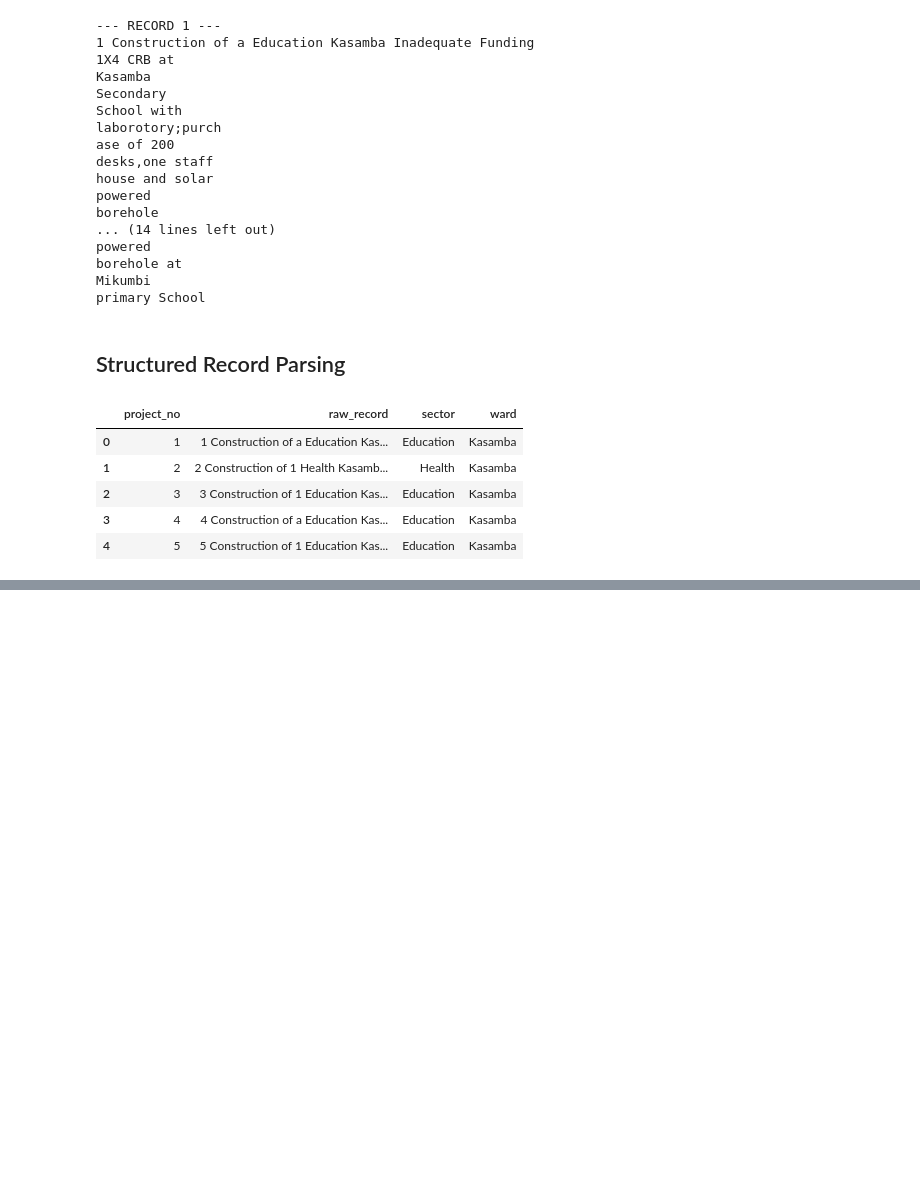
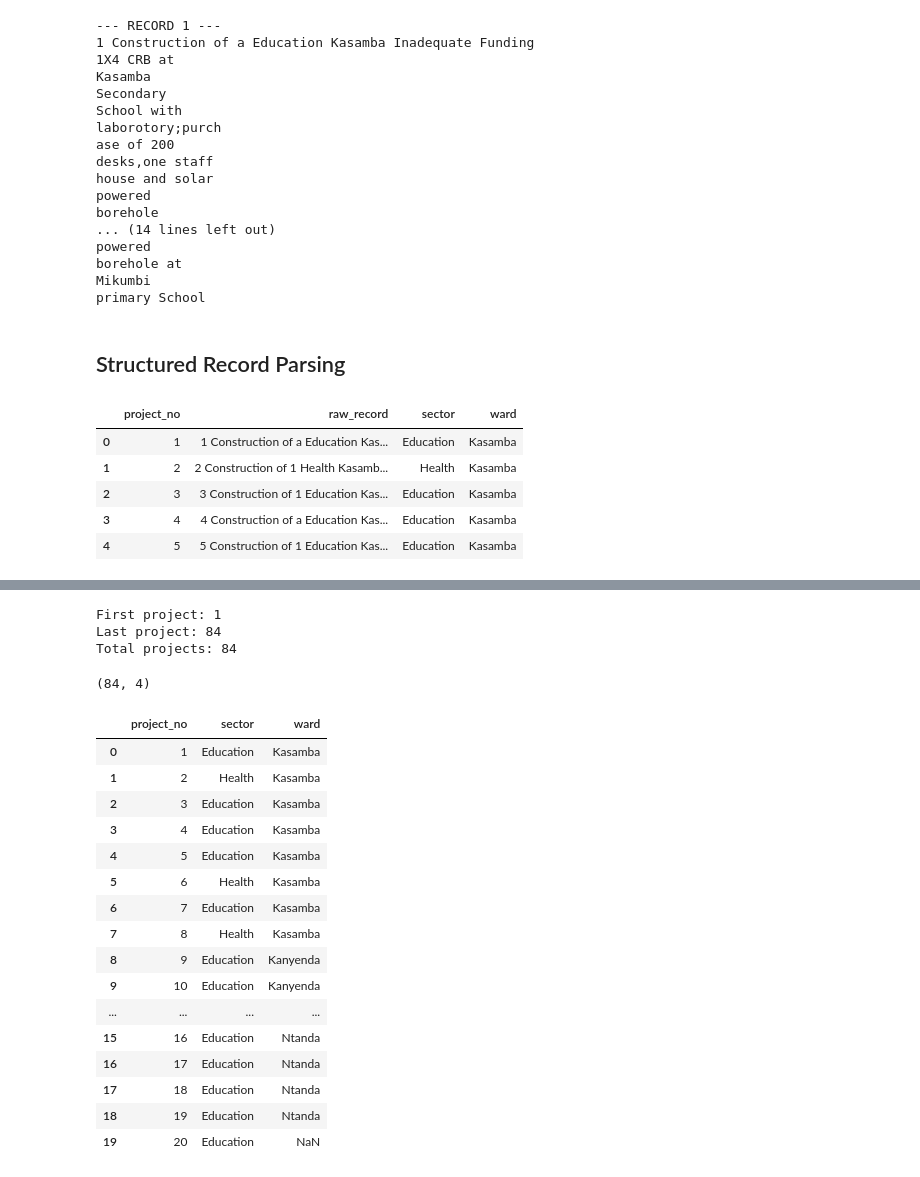
Before and after one commit to Sandie17-goodie/CSC4792_Group26_Mpongwe, a Jupyter notebook: notebooks/group26_mpongwe_dataset_creation.ipynb, the cells around one changed output, grey strips where cells are left out. Drawn from its saved outputs; the diff is of its cells as text; code cells hidden in the pictures; blank space fills up the shorter version.

Commit message:
rebuilt the parser using the corrected 84 record

```diff
--- a/notebooks/group26_mpongwe_dataset_creation.ipynb
+++ b/notebooks/group26_mpongwe_dataset_creation.ipynb
@@ -411,0 +477,6 @@ parsed_df.head()
+# %%
+known_wards = [
+    "Kasamba",
+    "Kanyenda",
+    "Ntanda"
+]
@@ -411,0 +520,69 @@ parsed_df.head()
+# %%
+print("First project:", project_nums[0])
+print("Last project:", project_nums[-1])
+print("Total projects:", len(project_nums))
+# %% [output]
+First project: 1
+Last project: 84
+Total projects: 84
+# %%
+parsed_records = []
+
+for record in clean_records:
+    lines = [line.strip() for line in record.split("\n") if line.strip()]
+
+    first_line = lines[0]
+
+    match = re.match(r"^(\d+)\s+(.*)", first_line)
+
+    if not match:
+        continue
+
+    project_no = match.group(1)
+    full_record = " ".join(lines)
+
+    sector = None
+    ward = None
+
+    for s in known_sectors:
+        if s.lower() in full_record.lower():
+            sector = s
+            break
+
+    for w in known_wards:
+        if w.lower() in full_record.lower():
+            ward = w
+            break
+
+    parsed_records.append({
+        "project_no": project_no,
+        "raw_record": full_record,
+        "sector": sector,
+        "ward": ward
+    })
+
+parsed_df = pd.DataFrame(parsed_records)
+# %%
+parsed_df.shape
+# %% [output]
+(84, 4)
+# %%
+parsed_df[["project_no", "sector", "ward"]].head(20)
+# %% [output]
+|  | project_no | sector | ward |
+| 0 | 1 | Education | Kasamba |
+| 1 | 2 | Health | Kasamba |
+| 2 | 3 | Education | Kasamba |
+| 3 | 4 | Education | Kasamba |
+| 4 | 5 | Education | Kasamba |
+| 5 | 6 | Health | Kasamba |
+| 6 | 7 | Education | Kasamba |
+| 7 | 8 | Health | Kasamba |
+| 8 | 9 | Education | Kanyenda |
+| 9 | 10 | Education | Kanyenda |
+| ... | ... | ... | ... |
+| 15 | 16 | Education | Ntanda |
+| 16 | 17 | Education | Ntanda |
+| 17 | 18 | Education | Ntanda |
+| 18 | 19 | Education | Ntanda |
+| 19 | 20 | Education | NaN |
```
Also changed, not shown: parts of 8 cells of this notebook.
